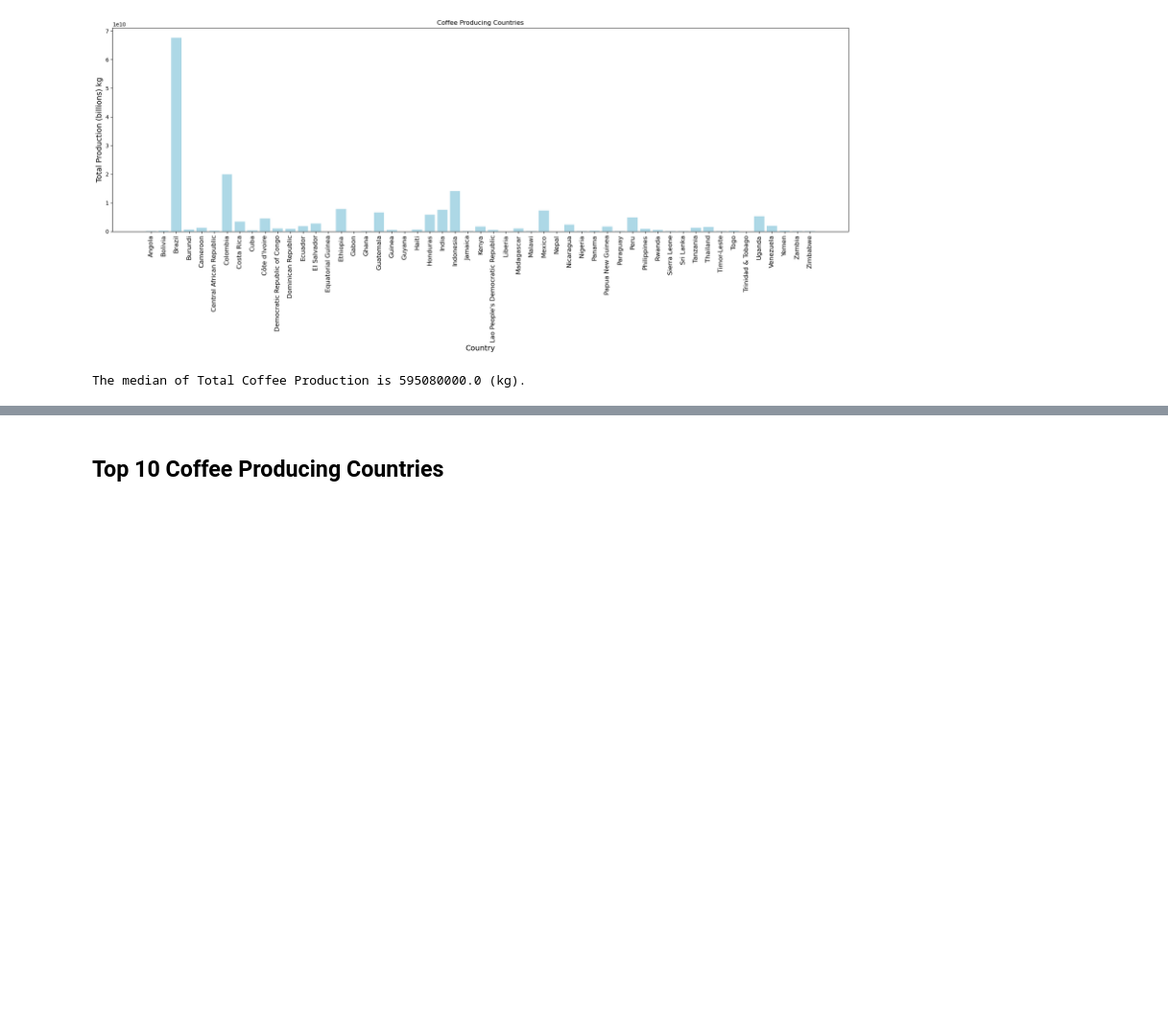
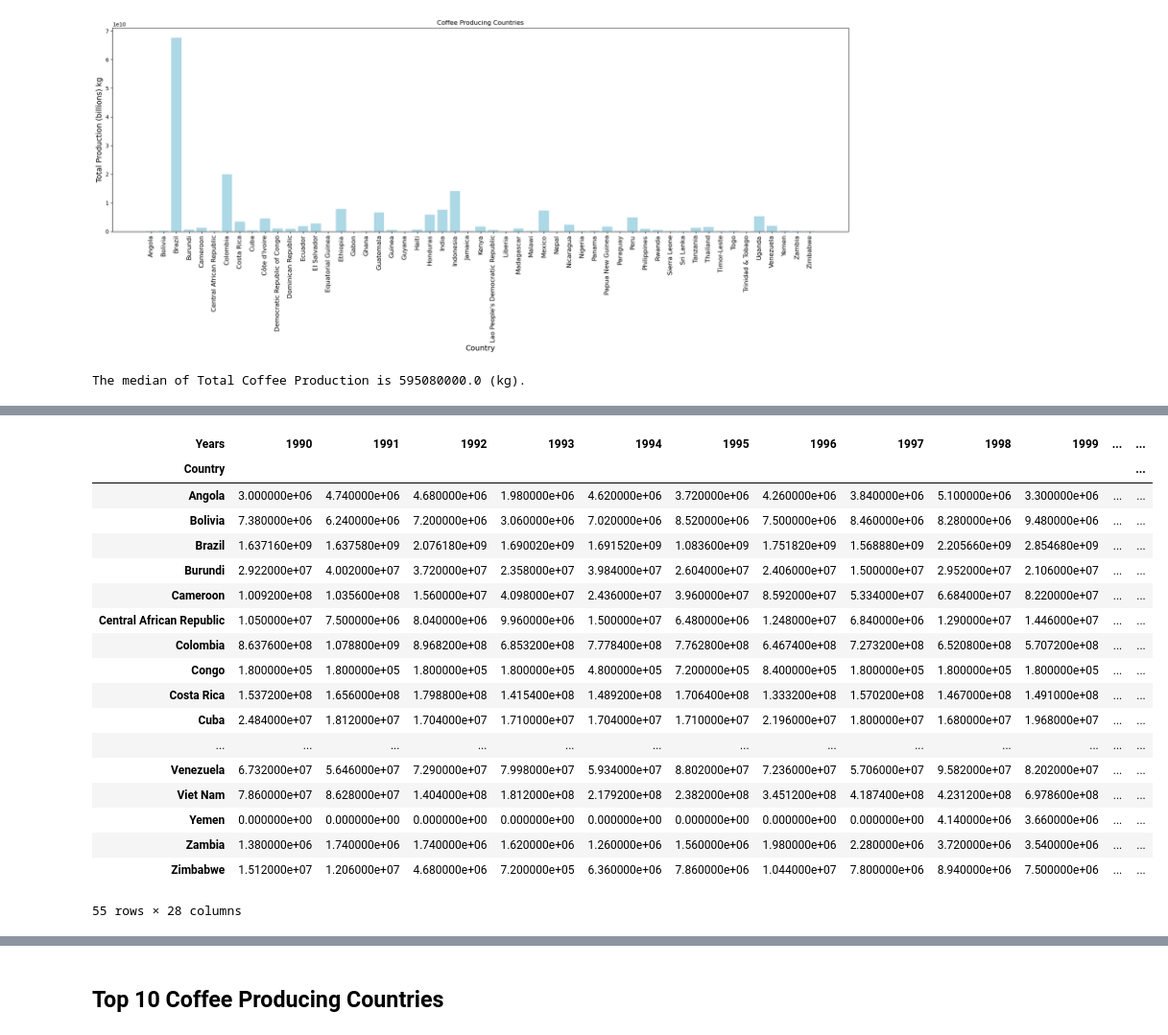
Before and after one commit to AAlbers341/project1_coffee_analysis, a Jupyter notebook: EDA/coffee_production.ipynb, the cells around one changed output, grey strips where cells are left out. Shown at 96% size. Saved outputs shown, nothing was run; the diff lists cells and outputs as text; code cells hidden in the pictures; blank space fills up the shorter version.

```diff
--- a/EDA/coffee_production.ipynb
+++ b/EDA/coffee_production.ipynb
@@ -211,0 +279,23 @@ The median of Total Coffee Production is 595080000.0 (kg).
+# %%
+country_pivot=country_df.pivot(columns="Years", values="Total Production")
+country_pivot
+# %% [output]
+| Years | 1990 | 1991 | 1992 | 1993 | 1994 | 1995 | 1996 | 1997 | 1998 | 1999 | ... | ... |
+| Country |  |  |  |  |  |  |  |  |  |  |  | ... |
+| Angola | 3.000000e+06 | 4.740000e+06 | 4.680000e+06 | 1.980000e+06 | 4.620000e+06 | 3.720000e+06 | 4.260000e+06 | 3.840000e+06 | 5.100000e+06 | 3.300000e+06 | ... | ... |
+| Bolivia | 7.380000e+06 | 6.240000e+06 | 7.200000e+06 | 3.060000e+06 | 7.020000e+06 | 8.520000e+06 | 7.500000e+06 | 8.460000e+06 | 8.280000e+06 | 9.480000e+06 | ... | ... |
+| Brazil | 1.637160e+09 | 1.637580e+09 | 2.076180e+09 | 1.690020e+09 | 1.691520e+09 | 1.083600e+09 | 1.751820e+09 | 1.568880e+09 | 2.205660e+09 | 2.854680e+09 | ... | ... |
+| Burundi | 2.922000e+07 | 4.002000e+07 | 3.720000e+07 | 2.358000e+07 | 3.984000e+07 | 2.604000e+07 | 2.406000e+07 | 1.500000e+07 | 2.952000e+07 | 2.106000e+07 | ... | ... |
+| Cameroon | 1.009200e+08 | 1.035600e+08 | 1.560000e+07 | 4.098000e+07 | 2.436000e+07 | 3.960000e+07 | 8.592000e+07 | 5.334000e+07 | 6.684000e+07 | 8.220000e+07 | ... | ... |
+| Central African Republic | 1.050000e+07 | 7.500000e+06 | 8.040000e+06 | 9.960000e+06 | 1.500000e+07 | 6.480000e+06 | 1.248000e+07 | 6.840000e+06 | 1.290000e+07 | 1.446000e+07 | ... | ... |
+| Colombia | 8.637600e+08 | 1.078800e+09 | 8.968200e+08 | 6.853200e+08 | 7.778400e+08 | 7.762800e+08 | 6.467400e+08 | 7.273200e+08 | 6.520800e+08 | 5.707200e+08 | ... | ... |
+| Congo | 1.800000e+05 | 1.800000e+05 | 1.800000e+05 | 1.800000e+05 | 4.800000e+05 | 7.200000e+05 | 8.400000e+05 | 1.800000e+05 | 1.800000e+05 | 1.800000e+05 | ... | ... |
+| Costa Rica | 1.537200e+08 | 1.656000e+08 | 1.798800e+08 | 1.415400e+08 | 1.489200e+08 | 1.706400e+08 | 1.333200e+08 | 1.570200e+08 | 1.467000e+08 | 1.491000e+08 | ... | ... |
+| Cuba | 2.484000e+07 | 1.812000e+07 | 1.704000e+07 | 1.710000e+07 | 1.704000e+07 | 1.710000e+07 | 2.196000e+07 | 1.800000e+07 | 1.680000e+07 | 1.968000e+07 | ... | ... |
+| ... | ... | ... | ... | ... | ... | ... | ... | ... | ... | ... | ... | ... |
+| Venezuela | 6.732000e+07 | 5.646000e+07 | 7.290000e+07 | 7.998000e+07 | 5.934000e+07 | 8.802000e+07 | 7.236000e+07 | 5.706000e+07 | 9.582000e+07 | 8.202000e+07 | ... | ... |
+| Viet Nam | 7.860000e+07 | 8.628000e+07 | 1.404000e+08 | 1.812000e+08 | 2.179200e+08 | 2.382000e+08 | 3.451200e+08 | 4.187400e+08 | 4.231200e+08 | 6.978600e+08 | ... | ... |
+| Yemen | 0.000000e+00 | 0.000000e+00 | 0.000000e+00 | 0.000000e+00 | 0.000000e+00 | 0.000000e+00 | 0.000000e+00 | 0.000000e+00 | 4.140000e+06 | 3.660000e+06 | ... | ... |
+| Zambia | 1.380000e+06 | 1.740000e+06 | 1.740000e+06 | 1.620000e+06 | 1.260000e+06 | 1.560000e+06 | 1.980000e+06 | 2.280000e+06 | 3.720000e+06 | 3.540000e+06 | ... | ... |
+| Zimbabwe | 1.512000e+07 | 1.206000e+07 | 4.680000e+06 | 7.200000e+05 | 6.360000e+06 | 7.860000e+06 | 1.044000e+07 | 7.800000e+06 | 8.940000e+06 | 7.500000e+06 | ... | ... |
+55 rows × 28 columns
```
Also changed, not shown: parts of 7 cells of this notebook, 9 other files.
